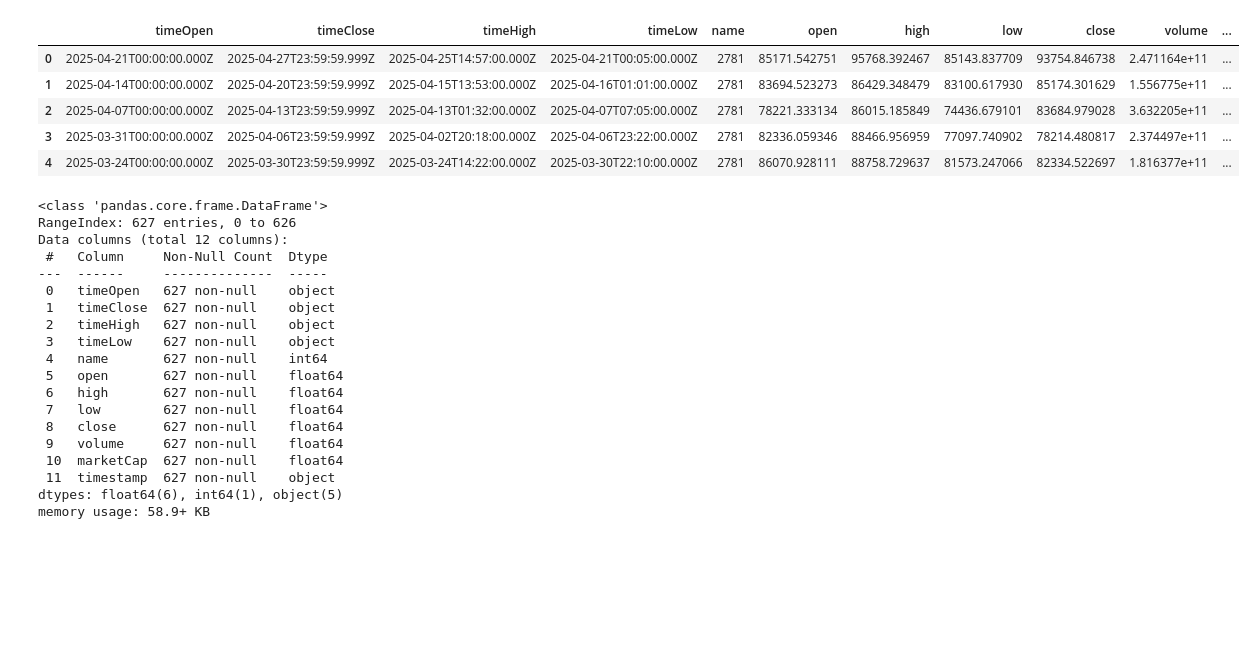
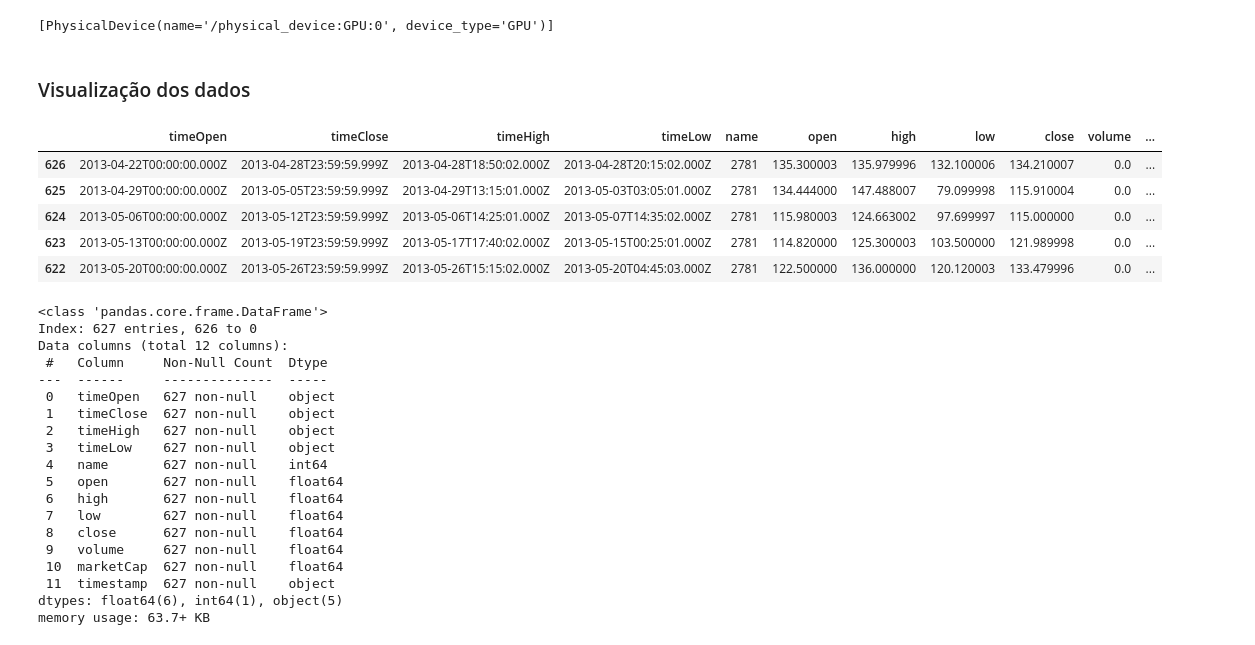
Before and after one commit to DiogoBotton/Deep_Learning_Learn, a Jupyter notebook: Redes_Recorrentes/bitcoin_prediction.ipynb, the cells around one changed output. Saved outputs shown, nothing was run; the diff lists cells and outputs as text; code cells hidden in the pictures; blank space fills up the shorter version.

Commit message:
tata and bitcoin predictions

```diff
--- a/Redes_Recorrentes/bitcoin_prediction.ipynb
+++ b/Redes_Recorrentes/bitcoin_prediction.ipynb
@@ -4,18 +31,27 @@ import matplotlib.pyplot as plt
+# %%
+# Verificando uso da GPU
+import tensorflow as tf
+tf.config.list_physical_devices('GPU')
+# %% [output]
+[PhysicalDevice(name='/physical_device:GPU:0', device_type='GPU')]
+# %% [markdown]
+### Visualização dos dados
 # %%
-df = pd.read_csv('Bitcoin_19_05_2012-18_05_2013_historical_data_coinmarketcap.csv', sep=';')
+df = pd.read_csv('Bitcoin_22_04_2013-21_04_2025_historical_data_coinmarketcap.csv', sep=';')
+df.sort_values(ascending=True, by='timeClose', inplace=True) # Ordena do menor valor de timestamp para o maior
 df.head()
 # %% [output]
 |  | timeOpen | timeClose | timeHigh | timeLow | name | open | high | low | close | volume | ... |
-| 0 | 2025-04-21T00:00:00.000Z | 2025-04-27T23:59:59.999Z | 2025-04-25T14:57:00.000Z | 2025-04-21T00:05:00.000Z | 2781 | 85171.542751 | 95768.392467 | 85143.837709 | 93754.846738 | 2.471164e+11 | ... |
-| 1 | 2025-04-14T00:00:00.000Z | 2025-04-20T23:59:59.999Z | 2025-04-15T13:53:00.000Z | 2025-04-16T01:01:00.000Z | 2781 | 83694.523273 | 86429.348479 | 83100.617930 | 85174.301629 | 1.556775e+11 | ... |
-| 2 | 2025-04-07T00:00:00.000Z | 2025-04-13T23:59:59.999Z | 2025-04-13T01:32:00.000Z | 2025-04-07T07:05:00.000Z | 2781 | 78221.333134 | 86015.185849 | 74436.679101 | 83684.979028 | 3.632205e+11 | ... |
-| 3 | 2025-03-31T00:00:00.000Z | 2025-04-06T23:59:59.999Z | 2025-04-02T20:18:00.000Z | 2025-04-06T23:22:00.000Z | 2781 | 82336.059346 | 88466.956959 | 77097.740902 | 78214.480817 | 2.374497e+11 | ... |
-| 4 | 2025-03-24T00:00:00.000Z | 2025-03-30T23:59:59.999Z | 2025-03-24T14:22:00.000Z | 2025-03-30T22:10:00.000Z | 2781 | 86070.928111 | 88758.729637 | 81573.247066 | 82334.522697 | 1.816377e+11 | ... |
+| 626 | 2013-04-22T00:00:00.000Z | 2013-04-28T23:59:59.999Z | 2013-04-28T18:50:02.000Z | 2013-04-28T20:15:02.000Z | 2781 | 135.300003 | 135.979996 | 132.100006 | 134.210007 | 0.0 | ... |
+| 625 | 2013-04-29T00:00:00.000Z | 2013-05-05T23:59:59.999Z | 2013-04-29T13:15:01.000Z | 2013-05-03T03:05:01.000Z | 2781 | 134.444000 | 147.488007 | 79.099998 | 115.910004 | 0.0 | ... |
+| 624 | 2013-05-06T00:00:00.000Z | 2013-05-12T23:59:59.999Z | 2013-05-06T14:25:01.000Z | 2013-05-07T14:35:02.000Z | 2781 | 115.980003 | 124.663002 | 97.699997 | 115.000000 | 0.0 | ... |
+| 623 | 2013-05-13T00:00:00.000Z | 2013-05-19T23:59:59.999Z | 2013-05-17T17:40:02.000Z | 2013-05-15T00:25:01.000Z | 2781 | 114.820000 | 125.300003 | 103.500000 | 121.989998 | 0.0 | ... |
+| 622 | 2013-05-20T00:00:00.000Z | 2013-05-26T23:59:59.999Z | 2013-05-26T15:15:02.000Z | 2013-05-20T04:45:03.000Z | 2781 | 122.500000 | 136.000000 | 120.120003 | 133.479996 | 0.0 | ... |
 # %%
 df.info()
 # %% [output]
 <class 'pandas.core.frame.DataFrame'>
-RangeIndex: 627 entries, 0 to 626
+Index: 627 entries, 626 to 0
 Data columns (total 12 columns):
  #   Column     Non-Null Count  Dtype
 ---  ------     --------------  -----
@@ -32,4 +68,4 @@ Data columns (total 12 columns):
  10  marketCap  627 non-null    float64
  11  timestamp  627 non-null    object
 dtypes: float64(6), int64(1), object(5)
-memory usage: 58.9+ KB
+memory usage: 63.7+ KB
```
Also changed, not shown: parts of 30 cells of this notebook, 3 other files.
